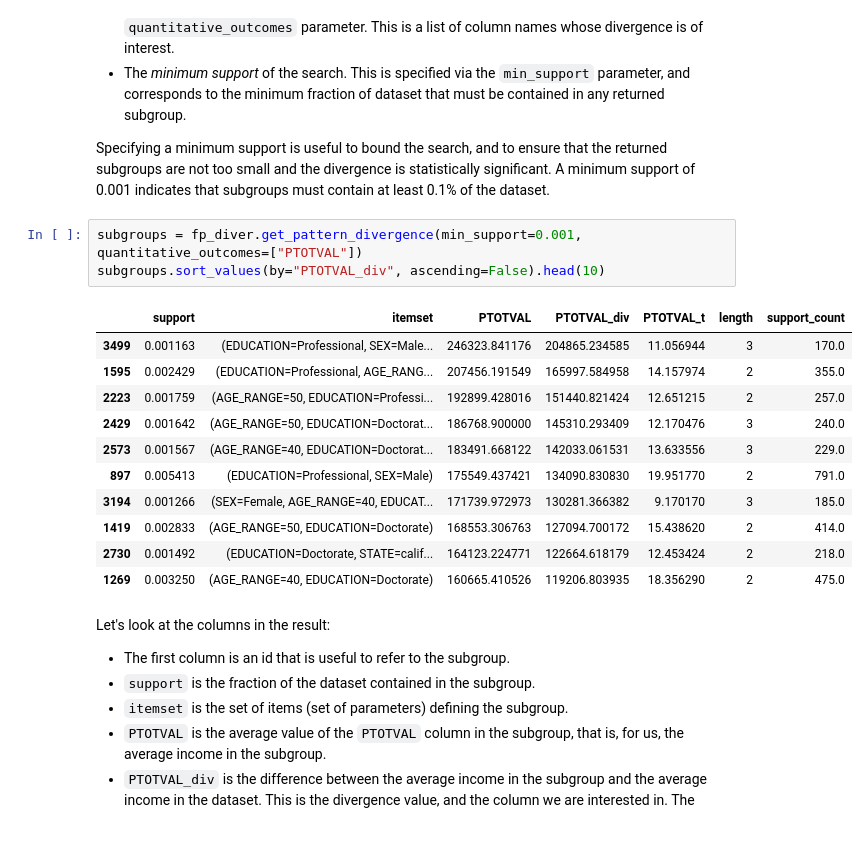
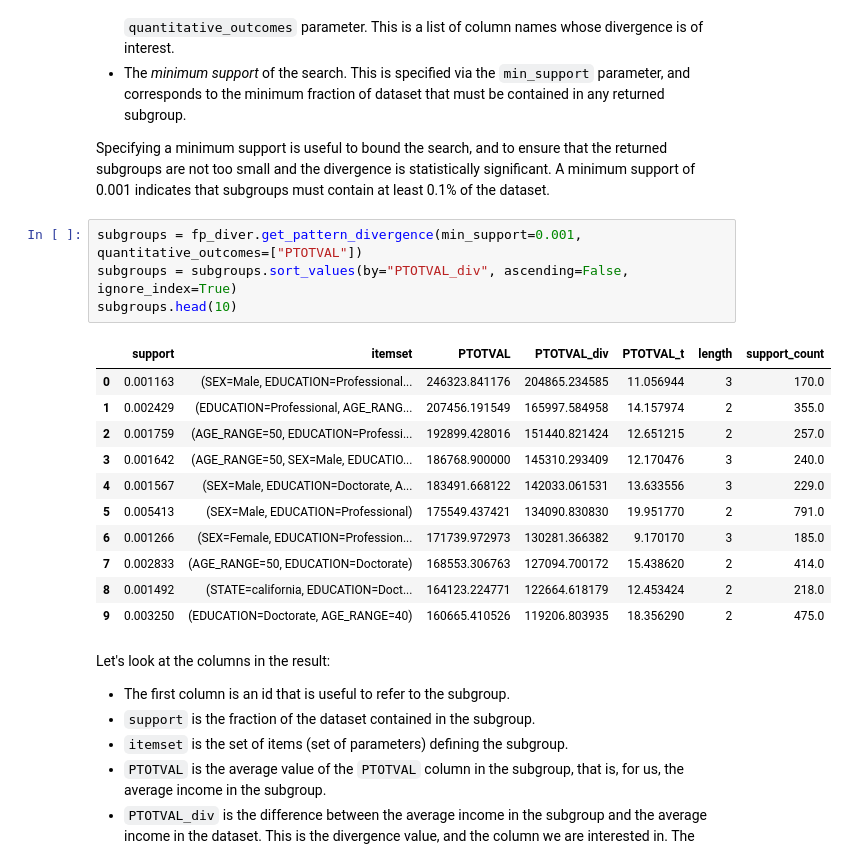
Before and after one commit to divexplorer/divexplorer, a Jupyter notebook: notebooks/DivExplorerExample.ipynb, the cells around one changed output. Drawn from its saved outputs; the diff is of its cells as text.

```diff
--- a/notebooks/DivExplorerExample.ipynb
+++ b/notebooks/DivExplorerExample.ipynb
@@ -49,19 +49,20 @@ Specifying a minimum support is useful to bound the search, and to ensure that t
 A minimum support of 0.001 indicates that subgroups must contain at least 0.1% of the dataset.
 # %%
 subgroups = fp_diver.get_pattern_divergence(min_support=0.001, quantitative_outcomes=["PTOTVAL"])
-subgroups.sort_values(by="PTOTVAL_div", ascending=False).head(10)
+subgroups = subgroups.sort_values(by="PTOTVAL_div", ascending=False, ignore_index=True)
+subgroups.head(10)
 # %% [output]
 |  | support | itemset | PTOTVAL | PTOTVAL_div | PTOTVAL_t | length | support_count |
-| 3499 | 0.001163 | (EDUCATION=Professional, SEX=Male... | 246323.841176 | 204865.234585 | 11.056944 | 3 | 170.0 |
-| 1595 | 0.002429 | (EDUCATION=Professional, AGE_RANG... | 207456.191549 | 165997.584958 | 14.157974 | 2 | 355.0 |
-| 2223 | 0.001759 | (AGE_RANGE=50, EDUCATION=Professi... | 192899.428016 | 151440.821424 | 12.651215 | 2 | 257.0 |
-| 2429 | 0.001642 | (AGE_RANGE=50, EDUCATION=Doctorat... | 186768.900000 | 145310.293409 | 12.170476 | 3 | 240.0 |
-| 2573 | 0.001567 | (AGE_RANGE=40, EDUCATION=Doctorat... | 183491.668122 | 142033.061531 | 13.633556 | 3 | 229.0 |
-| 897 | 0.005413 | (EDUCATION=Professional, SEX=Male) | 175549.437421 | 134090.830830 | 19.951770 | 2 | 791.0 |
-| 3194 | 0.001266 | (SEX=Female, AGE_RANGE=40, EDUCAT... | 171739.972973 | 130281.366382 | 9.170170 | 3 | 185.0 |
-| 1419 | 0.002833 | (AGE_RANGE=50, EDUCATION=Doctorate) | 168553.306763 | 127094.700172 | 15.438620 | 2 | 414.0 |
-| 2730 | 0.001492 | (EDUCATION=Doctorate, STATE=calif... | 164123.224771 | 122664.618179 | 12.453424 | 2 | 218.0 |
-| 1269 | 0.003250 | (AGE_RANGE=40, EDUCATION=Doctorate) | 160665.410526 | 119206.803935 | 18.356290 | 2 | 475.0 |
+| 0 | 0.001163 | (SEX=Male, EDUCATION=Professional... | 246323.841176 | 204865.234585 | 11.056944 | 3 | 170.0 |
+| 1 | 0.002429 | (EDUCATION=Professional, AGE_RANG... | 207456.191549 | 165997.584958 | 14.157974 | 2 | 355.0 |
+| 2 | 0.001759 | (AGE_RANGE=50, EDUCATION=Professi... | 192899.428016 | 151440.821424 | 12.651215 | 2 | 257.0 |
+| 3 | 0.001642 | (AGE_RANGE=50, SEX=Male, EDUCATIO... | 186768.900000 | 145310.293409 | 12.170476 | 3 | 240.0 |
+| 4 | 0.001567 | (SEX=Male, EDUCATION=Doctorate, A... | 183491.668122 | 142033.061531 | 13.633556 | 3 | 229.0 |
+| 5 | 0.005413 | (SEX=Male, EDUCATION=Professional) | 175549.437421 | 134090.830830 | 19.951770 | 2 | 791.0 |
+| 6 | 0.001266 | (SEX=Female, EDUCATION=Profession... | 171739.972973 | 130281.366382 | 9.170170 | 3 | 185.0 |
+| 7 | 0.002833 | (AGE_RANGE=50, EDUCATION=Doctorate) | 168553.306763 | 127094.700172 | 15.438620 | 2 | 414.0 |
+| 8 | 0.001492 | (STATE=california, EDUCATION=Doct... | 164123.224771 | 122664.618179 | 12.453424 | 2 | 218.0 |
+| 9 | 0.003250 | (EDUCATION=Doctorate, AGE_RANGE=40) | 160665.410526 | 119206.803935 | 18.356290 | 2 | 475.0 |
 # %% [markdown]
 Let's look at the columns in the result:
 * The first column is an id that is useful to refer to the subgroup.
```
Also changed, not shown: parts of 6 cells of this notebook, 1 other file.
